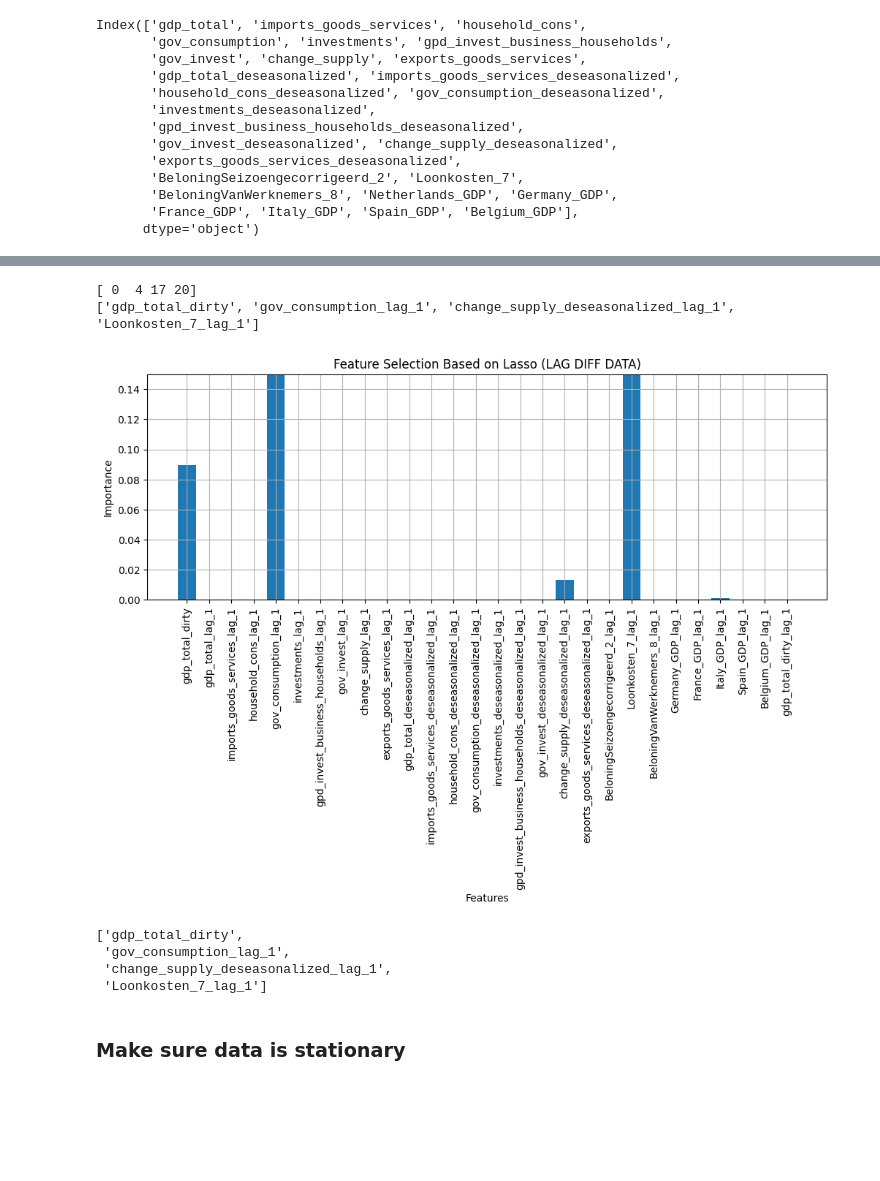
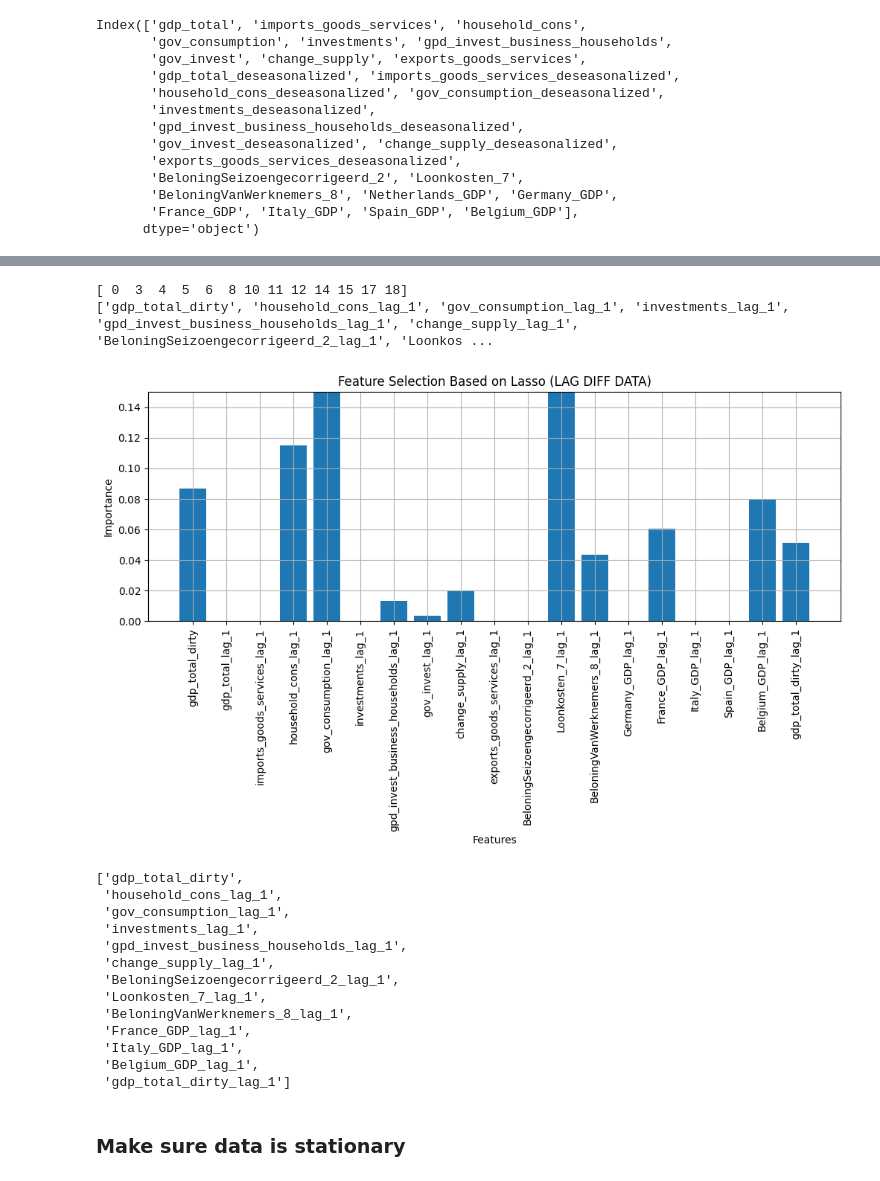
Before and after one commit to powell001/NowCast_Data_v2, a Jupyter notebook: src/a06_forecastQuarterlyData_withQuarterlyData_Lasso.ipynb, the cells around one changed output, grey strips where cells are left out. Saved outputs shown, nothing was run; the diff lists cells and outputs as text; code cells hidden in the pictures; blank space fills up the shorter version.

```diff
--- a/src/a06_forecastQuarterlyData_withQuarterlyData_Lasso.ipynb
+++ b/src/a06_forecastQuarterlyData_withQuarterlyData_Lasso.ipynb
@@ -232,13 +220,22 @@ lassoreg(df_lag, alpha=0.01, title='Feature Selection Based on Lasso (LAG DATA)'
 # %%
-lassoreg(df_lag.diff().dropna(), alpha=0.01, title='Feature Selection Based on Lasso (LAG DIFF DATA)')
+lassoreg(df_lag.diff().dropna(), alpha=0.001, title='Feature Selection Based on Lasso (LAG DIFF DATA)')
 # %% [output]
-[ 0  4 17 20]
-['gdp_total_dirty', 'gov_consumption_lag_1', 'change_supply_deseasonalized_lag_1', 'Loonkosten_7_lag_1']
+[ 0  3  4  5  6  8 10 11 12 14 15 17 18]
+['gdp_total_dirty', 'household_cons_lag_1', 'gov_consumption_lag_1', 'investments_lag_1', 'gpd_invest_business_households_lag_1', 'change_supply_lag_1', 'BeloningSeizoengecorrigeerd_2_lag_1', 'Loonkos ...
-[figure, old version]
+[figure, new version]
 ['gdp_total_dirty',
+ 'household_cons_lag_1',
  'gov_consumption_lag_1',
- 'change_supply_deseasonalized_lag_1',
- 'Loonkosten_7_lag_1']
+ 'investments_lag_1',
+ 'gpd_invest_business_households_lag_1',
+ 'change_supply_lag_1',
+ 'BeloningSeizoengecorrigeerd_2_lag_1',
+ 'Loonkosten_7_lag_1',
+ 'BeloningVanWerknemers_8_lag_1',
+ 'France_GDP_lag_1',
+ 'Italy_GDP_lag_1',
+ 'Belgium_GDP_lag_1',
+ 'gdp_total_dirty_lag_1']
 # %% [markdown]
 ### Make sure data is stationary
 # %%
```
Also changed, not shown: parts of 26 cells of this notebook, 1 other file.
